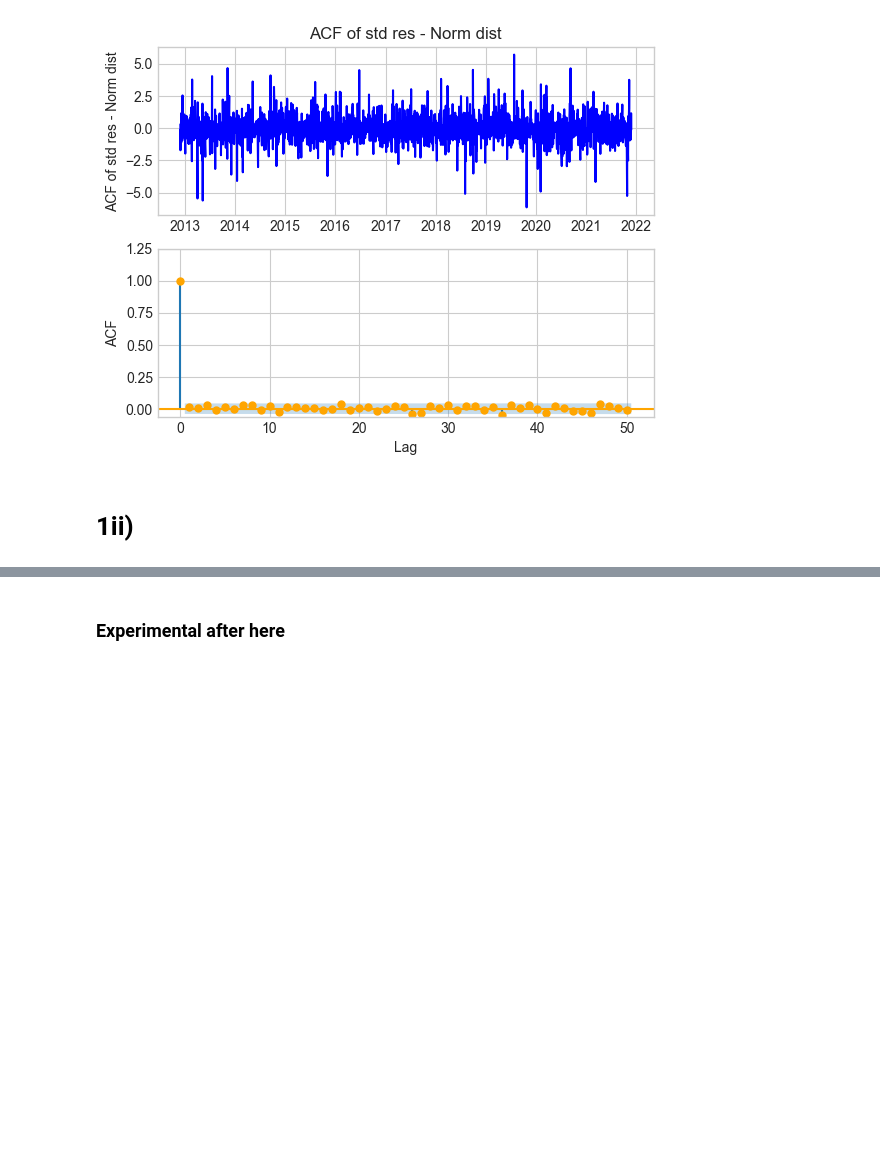
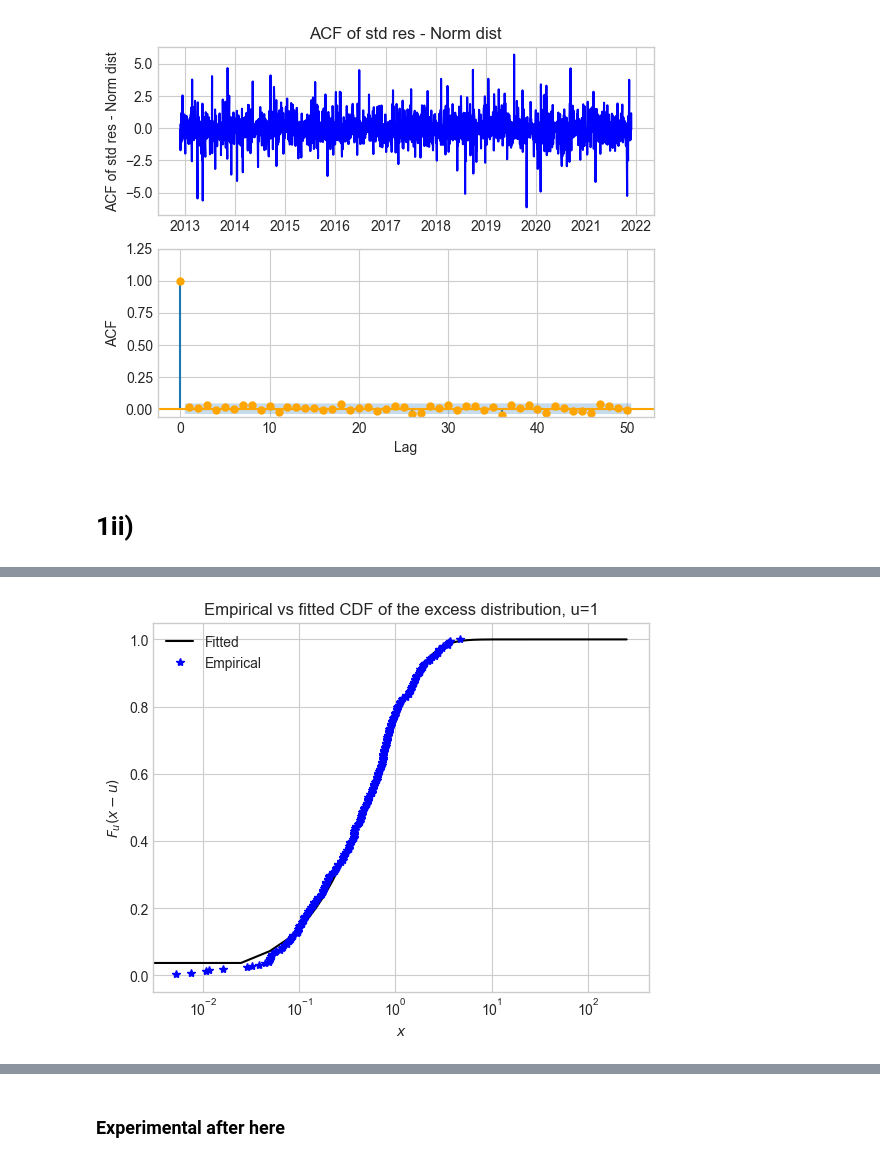
Before and after one commit to georgec123/qrm2, a Jupyter notebook: q2/q2.ipynb, the cells around one changed output, grey strips where cells are left out. Saved outputs shown, nothing was run; the diff lists cells and outputs as text; code cells hidden in the pictures; blank space fills up the shorter version.

```diff
--- a/q2/q2.ipynb
+++ b/q2/q2.ipynb
@@ -133,0 +304,4 @@ qqplot(model_fit_norm.std_resid, dist=t_dist_fit); plt.show()
+# %%
+plot_excess_dist(y=y, xi=xi, beta=beta, u=u)
+# %% [output]
+[figure, added]
```
Also changed, not shown: parts of 34 cells of this notebook.
